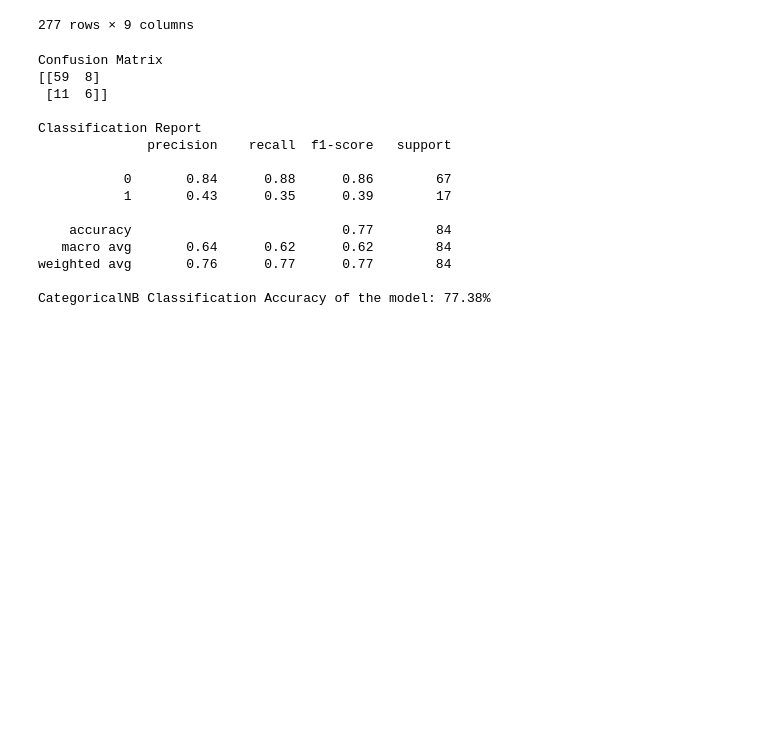
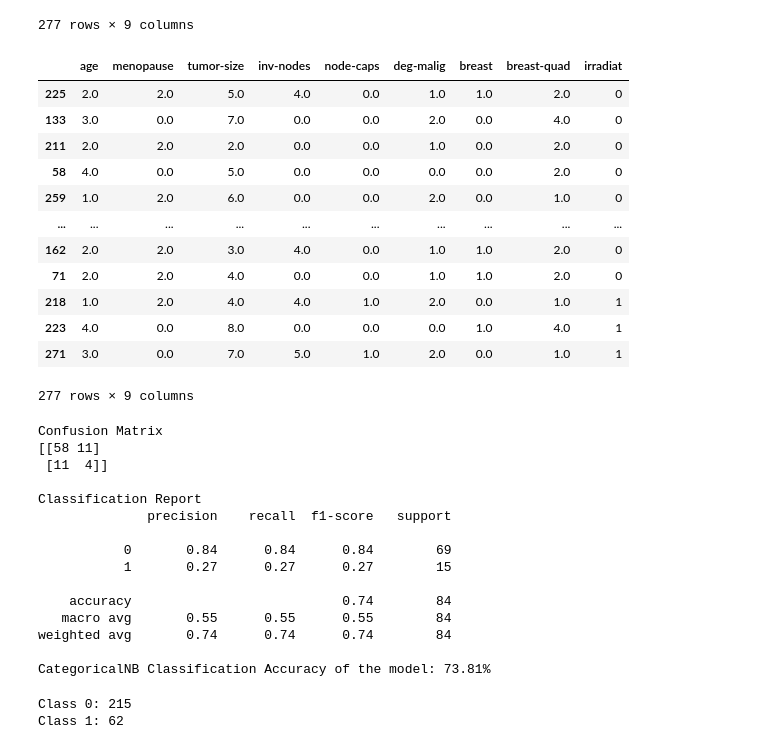
Before and after one commit to MapsaBootCamp/ML1_excercise, a Jupyter notebook: UCI_breast_cancer_naive_bayes.ipynb, the cells around one changed output. Saved outputs shown, nothing was run; the diff lists cells and outputs as text; code cells hidden in the pictures; blank space fills up the shorter version.

Commit message:
UCI dataset analysis

```diff
--- a/breast_cancer_naive_bayes.ipynb
+++ b/UCI_breast_cancer_naive_bayes.ipynb
@@ -131,5 +131,23 @@ breast_cancer_dataset_encoded
 | 275 | 2.0 | 0.0 | 5.0 | 4.0 | 0.0 | 2.0 | 0.0 | 1.0 | 0 |
 | 276 | 3.0 | 0.0 | 5.0 | 4.0 | 0.0 | 2.0 | 0.0 | 1.0 | 0 |
 277 rows × 9 columns
+# %%
+from sklearn.utils import shuffle
+breast_cancer_dataset_encoded = shuffle(breast_cancer_dataset_encoded, random_state=20)
+breast_cancer_dataset_encoded
+# %% [output]
+|  | age | menopause | tumor-size | inv-nodes | node-caps | deg-malig | breast | breast-quad | irradiat |
+| 225 | 2.0 | 2.0 | 5.0 | 4.0 | 0.0 | 1.0 | 1.0 | 2.0 | 0 |
+| 133 | 3.0 | 0.0 | 7.0 | 0.0 | 0.0 | 2.0 | 0.0 | 4.0 | 0 |
+| 211 | 2.0 | 2.0 | 2.0 | 0.0 | 0.0 | 1.0 | 0.0 | 2.0 | 0 |
+| 58 | 4.0 | 0.0 | 5.0 | 0.0 | 0.0 | 0.0 | 0.0 | 2.0 | 0 |
+| 259 | 1.0 | 2.0 | 6.0 | 0.0 | 0.0 | 2.0 | 0.0 | 1.0 | 0 |
+| ... | ... | ... | ... | ... | ... | ... | ... | ... | ... |
+| 162 | 2.0 | 2.0 | 3.0 | 4.0 | 0.0 | 1.0 | 1.0 | 2.0 | 0 |
+| 71 | 2.0 | 2.0 | 4.0 | 0.0 | 0.0 | 1.0 | 1.0 | 2.0 | 0 |
+| 218 | 1.0 | 2.0 | 4.0 | 4.0 | 1.0 | 2.0 | 0.0 | 1.0 | 1 |
+| 223 | 4.0 | 0.0 | 8.0 | 0.0 | 0.0 | 0.0 | 1.0 | 4.0 | 1 |
+| 271 | 3.0 | 0.0 | 7.0 | 5.0 | 1.0 | 2.0 | 0.0 | 1.0 | 1 |
+277 rows × 9 columns
 # %%
 from sklearn.model_selection import train_test_split
@@ -154,17 +172,24 @@ accuracy = accuracy_score(y_test, y_pred)
 print('CategoricalNB Classification Accuracy of the model: {:.2f}%'.format(accuracy*100))
 # %% [output]
 Confusion Matrix
-[[59  8]
- [11  6]]
+[[58 11]
+ [11  4]]
 
 Classification Report
               precision    recall  f1-score   support
 
-           0       0.84      0.88      0.86        67
-           1       0.43      0.35      0.39        17
+           0       0.84      0.84      0.84        69
+           1       0.27      0.27      0.27        15
 
-    accuracy                           0.77        84
-   macro avg       0.64      0.62      0.62        84
-weighted avg       0.76      0.77      0.77        84
+    accuracy                           0.74        84
+   macro avg       0.55      0.55      0.55        84
+weighted avg       0.74      0.74      0.74        84
 
-CategoricalNB Classification Accuracy of the model: 77.38%
+CategoricalNB Classification Accuracy of the model: 73.81%
+# %%
+target_count = breast_cancer_dataset_encoded['irradiat'].value_counts()
+print('Class 0:', target_count[0])
+print('Class 1:', target_count[1])
+# %% [output]
+Class 0: 215
+Class 1: 62
```
Also changed, not shown: parts of 14 cells of this notebook, 7 other files.
